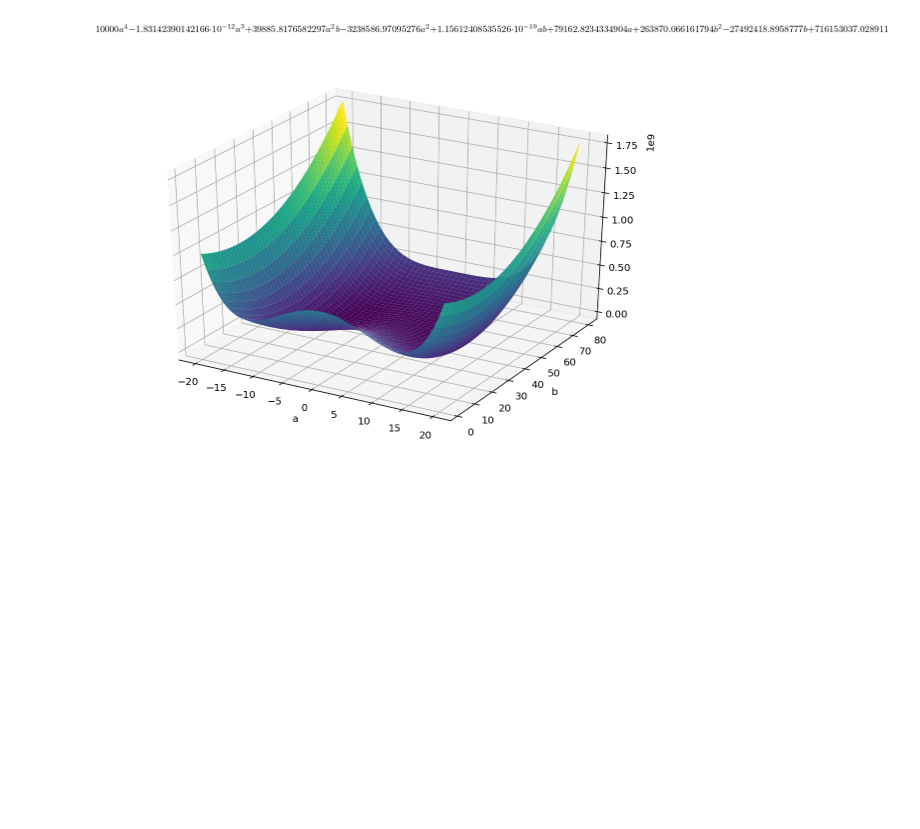
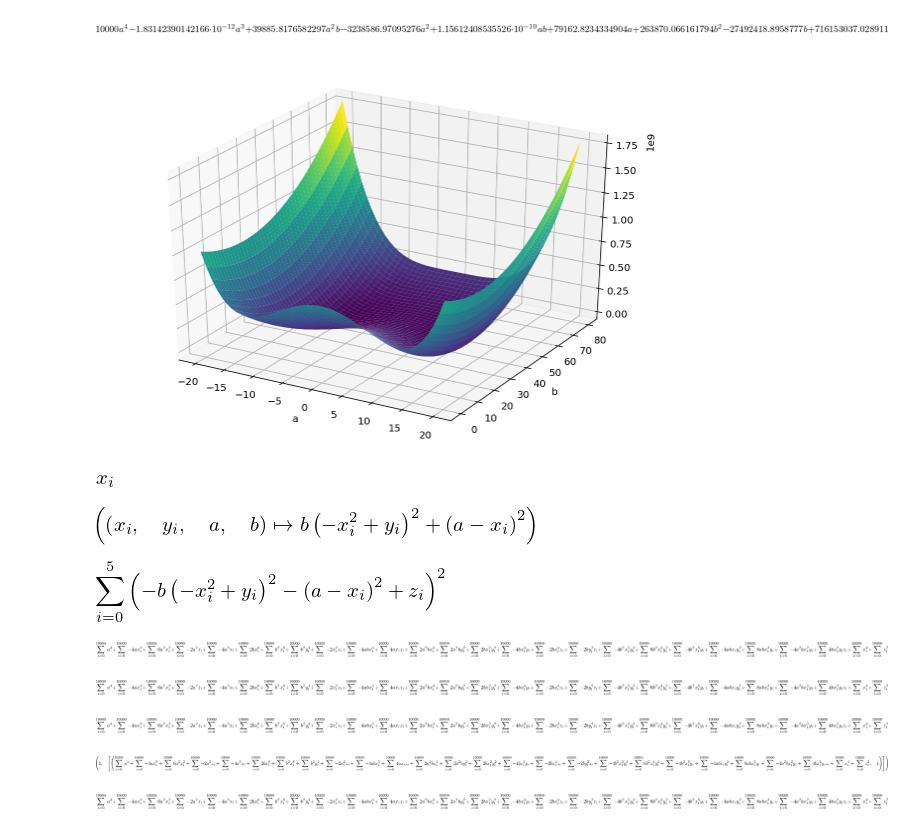
Before and after one commit to Clapfire/oip_image_processing_assignment_2, a Jupyter notebook: src/error-function.ipynb, the cells around one changed output. Drawn from its saved outputs; the diff is of its cells as text; code cells hidden in the pictures; blank space fills up the shorter version.

```diff
--- a/src/error-function.ipynb
+++ b/src/error-function.ipynb
@@ -28,6 +30,8 @@ import ipywidgets as widgets
 # %%
 #symbols defined
-a,b,x,y,z = symbols('a b x y z')
+x,y,z = symbols('x y z')
+a,b = symbols('a b', real = True)
+i = symbols('i', cls = Idx)
 # %%
 #function declared
 f = (a-x)**2 + b*(y-x**2)**2
@@ -46,7 +50,7 @@ plot3d(f.subs([(a,1),(b,1)]) , (x, xmin, xmax), (y, ymin, ymax));
 [figure]
 # %%
 #data collected
-datapath = './data/Experimental_Data_xy_Group2.txt'
+datapath = '../data/Experimental_Data_xy_Group2.txt'
 
 dataset = np.genfromtxt(fname = datapath, delimiter=',')
 # %%
@@ -253,13 +255,13 @@ def error_function(dataset):
 # %%
 #visualisaton for error function in a-b parameter space
 amin = -20
 amax = 20
-bmin = 2
+bmin = 0
 bmax = 80
 
 #adjust size of figure
 plt.rcParams['figure.figsize'] = 10, 7
 
 plot3d(qw , (a, amin, amax), (b, bmin, bmax), xlabel = 'a', ylabel = 'b', zlabel = 'error', autoscale = True);
 # %% [output]
-[figure, old version]
+[figure, new version]
@@ -265,0 +275,4 @@ plot3d(qw , (a, amin, amax), (b, bmin, bmax), xlabel = 'a', ylabel = 'b', zlabel
+# %%
+x[i]
+# %% [output]
+[figure, added]
@@ -265,0 +281,4 @@ plot3d(qw , (a, amin, amax), (b, bmin, bmax), xlabel = 'a', ylabel = 'b', zlabel
+# %%
+f
+# %% [output]
+[figure, added]
@@ -265,0 +287,4 @@ plot3d(qw , (a, amin, amax), (b, bmin, bmax), xlabel = 'a', ylabel = 'b', zlabel
+# %%
+Sum((z[i]-f(x[i],y[i],a,b))**2, (i,0,5))
+# %% [output]
+[figure, added]
@@ -265,0 +317,21 @@ plot3d(qw , (a, amin, amax), (b, bmin, bmax), xlabel = 'a', ylabel = 'b', zlabel
+# %%
+step = Sum((z[i]-f(x[i],y[i],a,b))**2,(i,0,10000)).expand()
+step
+# %% [output]
+[figure, added]
+# %%
+collect(step,a)
+# %% [output]
+[figure, added]
+# %%
+step.factor()
+# %% [output]
+[figure, added]
+# %%
+factor_list(step)
+# %% [output]
+[figure, added]
+# %%
+step
+# %% [output]
+[figure, added]
```
Also changed, not shown: parts of 24 cells of this notebook, 1 other file.
